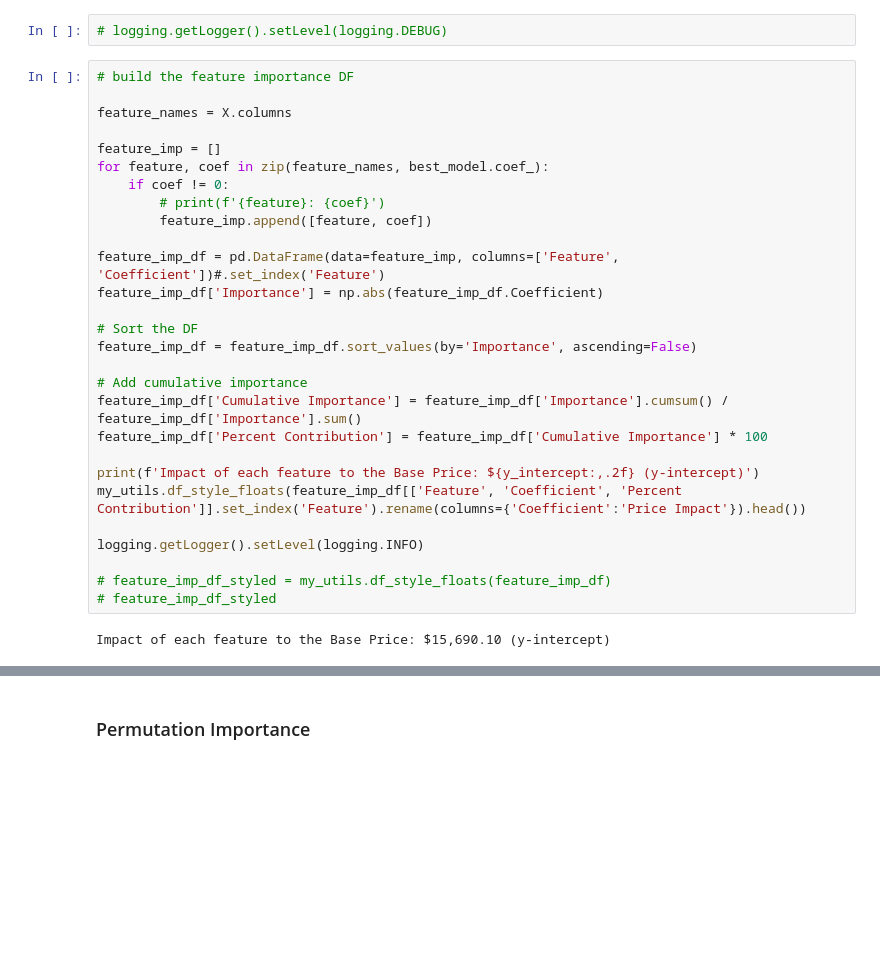
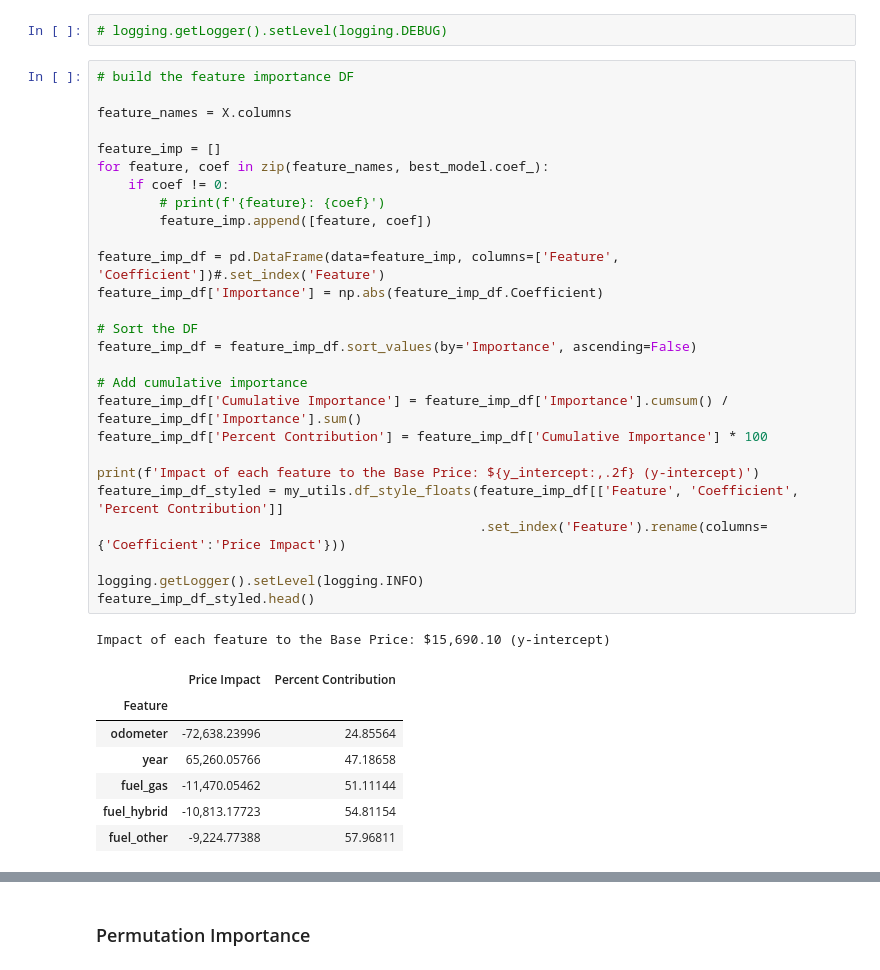
Before and after one commit to fazeelgm/UCB_ML_AI_PracticalApp_II, a Jupyter notebook: DataModels.ipynb, the cells around one changed output, grey strips where cells are left out. Cells and saved outputs as stored; diff of their text form; blank space fills up the shorter version.

```diff
--- a/DataModels.ipynb
+++ b/DataModels.ipynb
@@ -578,33 +578,39 @@ plt.show()
 # %%
 # build the feature importance DF
 
 feature_names = X.columns
 
 feature_imp = []
 for feature, coef in zip(feature_names, best_model.coef_):
     if coef != 0:
         # print(f'{feature}: {coef}')
         feature_imp.append([feature, coef])
 
 feature_imp_df = pd.DataFrame(data=feature_imp, columns=['Feature', 'Coefficient'])#.set_index('Feature')
 feature_imp_df['Importance'] = np.abs(feature_imp_df.Coefficient)
 
 # Sort the DF
 feature_imp_df = feature_imp_df.sort_values(by='Importance', ascending=False)
 
 # Add cumulative importance
 feature_imp_df['Cumulative Importance'] = feature_imp_df['Importance'].cumsum() / feature_imp_df['Importance'].sum()
 feature_imp_df['Percent Contribution'] = feature_imp_df['Cumulative Importance'] * 100
 
 print(f'Impact of each feature to the Base Price: ${y_intercept:,.2f} (y-intercept)')
-my_utils.df_style_floats(feature_imp_df[['Feature', 'Coefficient', 'Percent Contribution']].set_index('Feature').rename(columns={'Coefficient':'Price Impact'}).head())
+feature_imp_df_styled = my_utils.df_style_floats(feature_imp_df[['Feature', 'Coefficient', 'Percent Contribution']]
+                                                 .set_index('Feature').rename(columns={'Coefficient':'Price Impact'}))
 
 logging.getLogger().setLevel(logging.INFO)
-
-# feature_imp_df_styled = my_utils.df_style_floats(feature_imp_df)
-# feature_imp_df_styled
+feature_imp_df_styled.head()
 # %% [output]
 Impact of each feature to the Base Price: $15,690.10 (y-intercept)
+|  | Price Impact | Percent Contribution |
+| Feature |  |  |
+| odometer | -72,638.23996 | 24.85564 |
+| year | 65,260.05766 | 47.18658 |
+| fuel_gas | -11,470.05462 | 51.11144 |
+| fuel_hybrid | -10,813.17723 | 54.81154 |
+| fuel_other | -9,224.77388 | 57.96811 |
 # %%
 # Top features that explain X% of the variance
 top_n = 1
```
Also changed, not shown: parts of 26 cells of this notebook, 1 other file.
